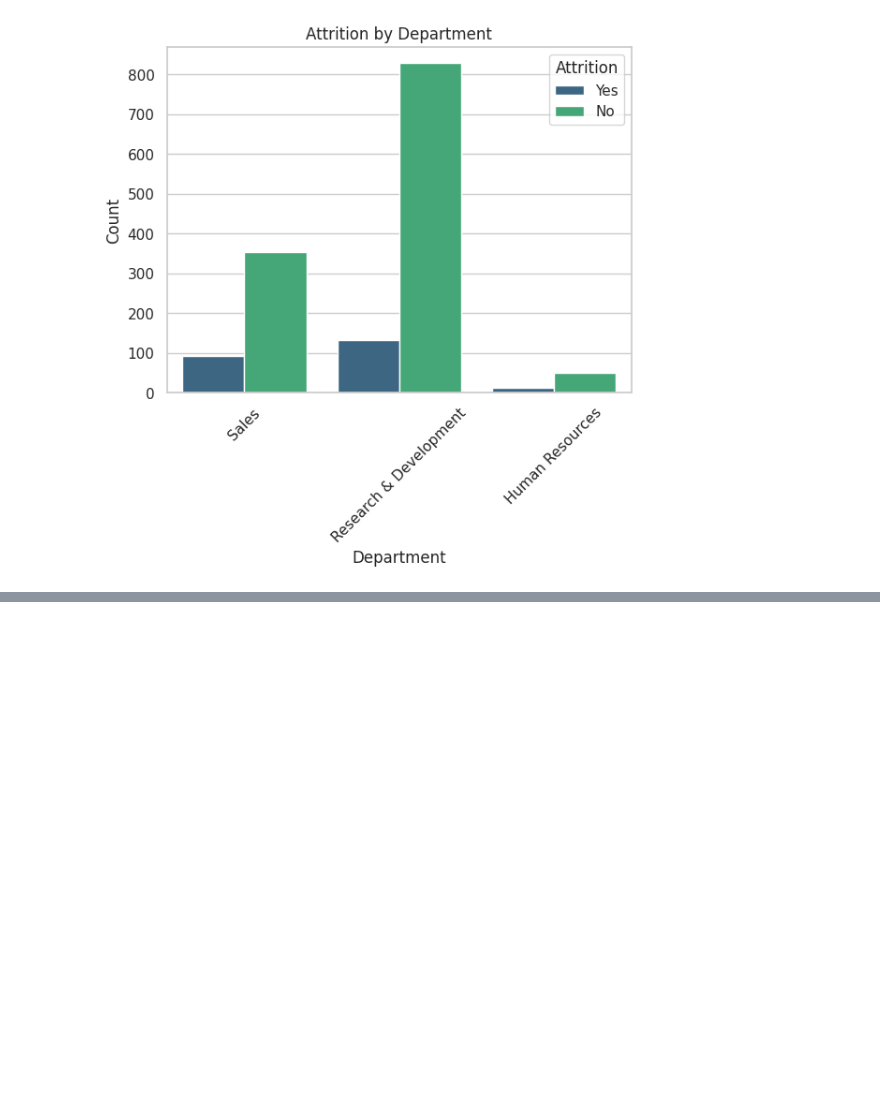
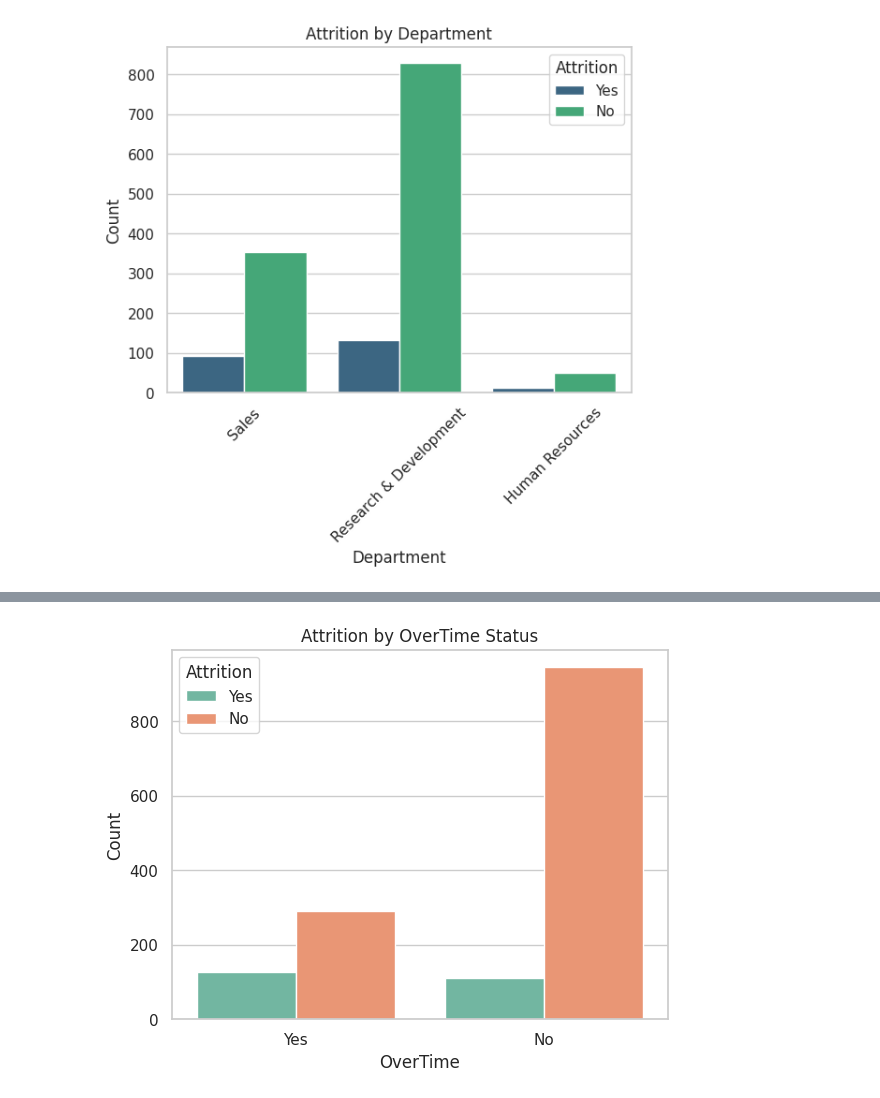
Before and after one commit to TomisinFalode/Projects, a Jupyter notebook: HR_Analytics.ipynb, the cells around one changed output, grey strips where cells are left out. Cells and saved outputs as stored; diff of their text form; code cells hidden in the pictures; blank space fills up the shorter version.

```diff
--- a/HR_Analytics.ipynb
+++ b/HR_Analytics.ipynb
@@ -138,0 +149,8 @@ plt.show()
+# %%
+sns.countplot(data=df, x='OverTime', hue='Attrition', palette='Set2')
+plt.title('Attrition by OverTime Status')
+plt.xlabel('OverTime')
+plt.ylabel('Count')
+plt.show()
+# %% [output]
+[figure, added]
```
Also changed, not shown: parts of 6 cells of this notebook.
